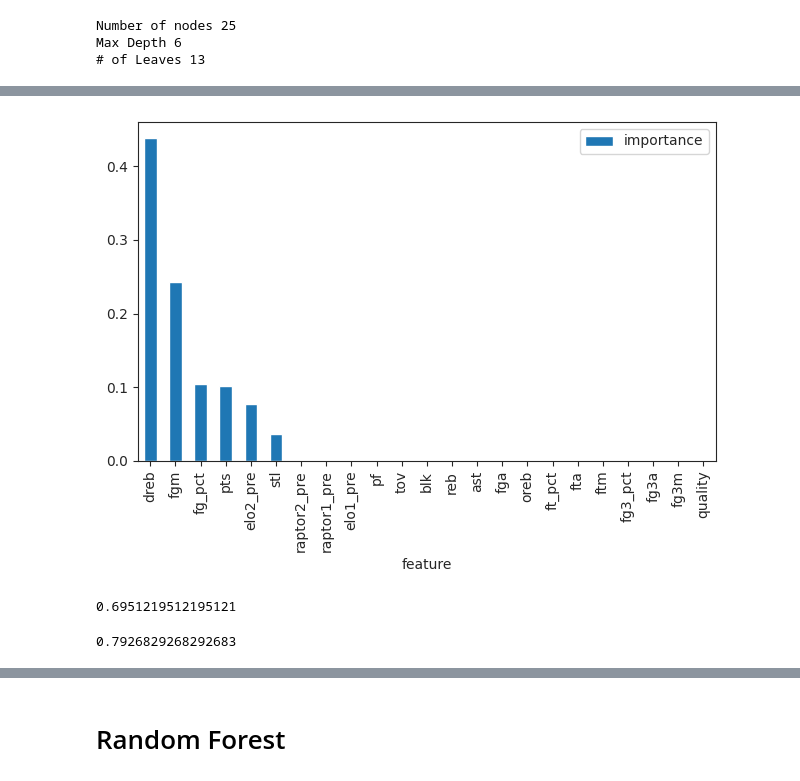
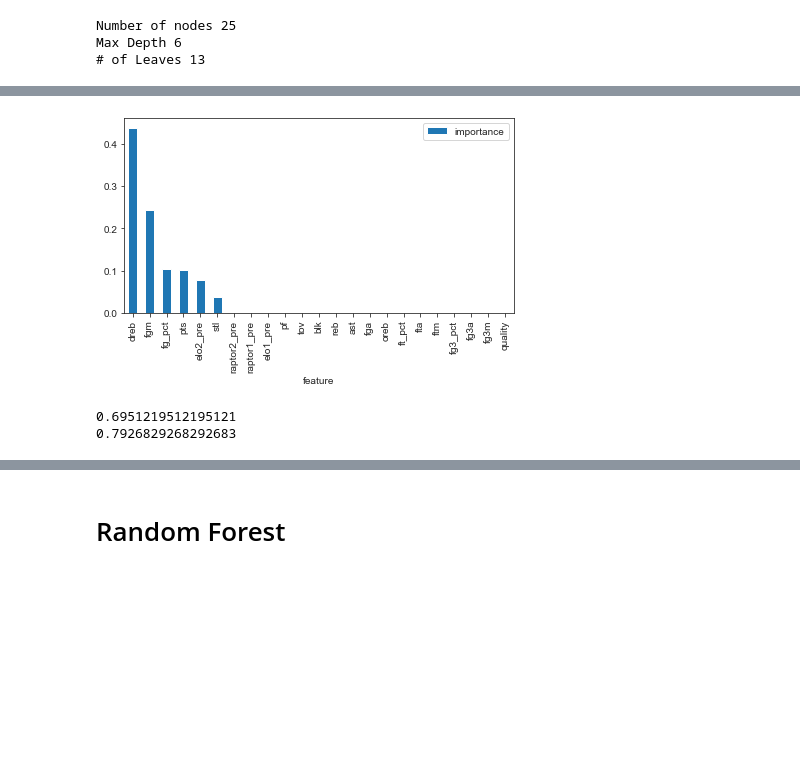
Before and after one commit to phillipxkg99/Predicting-2023-Boston-Celtics-Regular-Season-Wins, a Jupyter notebook: CelticsDataAnalysis.ipynb, the cells around one changed output, grey strips where cells are left out. Cells and saved outputs as stored; diff of their text form; code cells hidden in the pictures; blank space fills up the shorter version.

```diff
--- a/CelticsDataAnalysis.ipynb
+++ b/CelticsDataAnalysis.ipynb
@@ -614,23 +469,11 @@ param_grid = {
     'random_state': [1]
 }
 
-# Then, use the GridSearchCV function which combines gridsearch with
-# K-fold cross validation (cv parameter)
-gridSearch = GridSearchCV(DecisionTreeClassifier(), param_grid, cv=10, scoring = 'accuracy')
-gridSearch.fit(X_decisionTree_train, y_decisionTree_train)
+tree_gridSearch = GridSearchCV(full_clf, param_grid, cv = 10, scoring = 'accuracy')
+tree_gridSearch.fit(X_decisionTree_train, y_decisionTree_train)
 
-print('Best accuracy: ', gridSearch.best_score_)
-print('Parameter values to achieve best accuracy: ', gridSearch.best_params_)
+print('Best accuracy: ', tree_gridSearch.best_score_)
+print('Parameter values to achieve best accuracy: ', tree_gridSearch.best_params_)
 # %% [output]
 Best accuracy:  0.7777056277056277
 Parameter values to achieve best accuracy:  {'criterion': 'entropy', 'max_depth': 6, 'min_impurity_decrease': 0.001, 'min_samples_split': 25, 'random_state': 1, 'splitter': 'random'}
-# %%
-#Hypertuned tree(pruned tree)
-prunedclf = DecisionTreeClassifier(
-    splitter = 'random',
-    max_depth = 6,
-    min_samples_split = 25,
-      min_impurity_decrease = 0.001,
-      criterion = 'entropy',
-    random_state = 1)
-prunedclf.fit(X_decisionTree_train, y_decisionTree_train)
@@ -640,0 +480,4 @@ DecisionTreeClassifier(criterion='entropy', max_depth=6,
+# %%
+clf_best_model = tree_gridSearch.best_estimator_
+clf_grid_search_pred = clf_best_model.predict(newCelt23)
+accuracy_score(clf_grid_search_pred, celt23['wl'])
@@ -641,8 +486,11 @@ DecisionTreeClassifier(criterion='entropy', max_depth=6,
 # %%
+#Hypertuned tree(pruned tree)
+clf_best_model.fit(X_decisionTree_train, y_decisionTree_train)
+
 #Pruned Tree Construction
-print('Number of nodes', prunedclf.tree_.node_count)
-print('Max Depth', prunedclf.tree_.max_depth)
-print('# of Leaves', prunedclf.tree_.n_leaves)
+print('Number of nodes', clf_best_model.tree_.node_count)
+print('Max Depth', clf_best_model.tree_.max_depth)
+print('# of Leaves', clf_best_model.tree_.n_leaves)
 # %% [output]
 Number of nodes 25
 Max Depth 6
@@ -690,35 +531,24 @@ plt.show()
 # %%
 #Feature Importance for Pruned Tree
-prunedimportances = prunedclf.feature_importances_
-
-# create a dataframe to store the values and their labels
+prunedimportances = clf_best_model.feature_importances_
 feature_importance_pruned = pd.DataFrame({'feature': X_decisionTree_train.columns, 'importance': prunedimportances})
-
-# sort dataframe by descending order, showing the most important feature top
 feature_importance_pruned = feature_importance_pruned.sort_values('importance', ascending = False)
-
-# plot the importance of each feature
-ax = feature_importance_pruned.plot(kind='bar', x='feature')
+ax = feature_importance_pruned.plot(kind = 'bar', x = 'feature')
 
 plt.tight_layout()
 plt.show()
 # %% [output]
-[figure, old version]
+[figure, new version]
 # %%
 #Accuracy Score of Full Decision Tree on Season 23
-yfull_pred = full_clf.predict(newcelt23)
-yfull_pred
-fullaccuracyscore = accuracy_score(celt23['wl'], yfull_pred)
-fullaccuracyscore
+y_full_pred = full_clf.predict(newCelt23)
+print(accuracy_score(celt23['wl'], y_full_pred))
+
+#Accuracy Score of Pruned Decision Tree on Season 23
+y_pruned_pred = clf_best_model.predict(newCelt23)
+print(accuracy_score(celt23['wl'], y_pruned_pred))
 # %% [output]
 0.6951219512195121
+0.7926829268292683
-# %%
-#Accuracy Score of Pruned Decision Tree on Season 23
-ypruned_pred = prunedclf.predict(newcelt23)
-ypruned_pred
-prunedaccuracyscore = accuracy_score(celt23['wl'], ypruned_pred)
-prunedaccuracyscore
-# %% [output]
-0.7926829268292683
 # %%
 #Pruned Tree Confusion Matrix on Season 23
```
Also changed, not shown: parts of 62 cells of this notebook, 1 other file.
